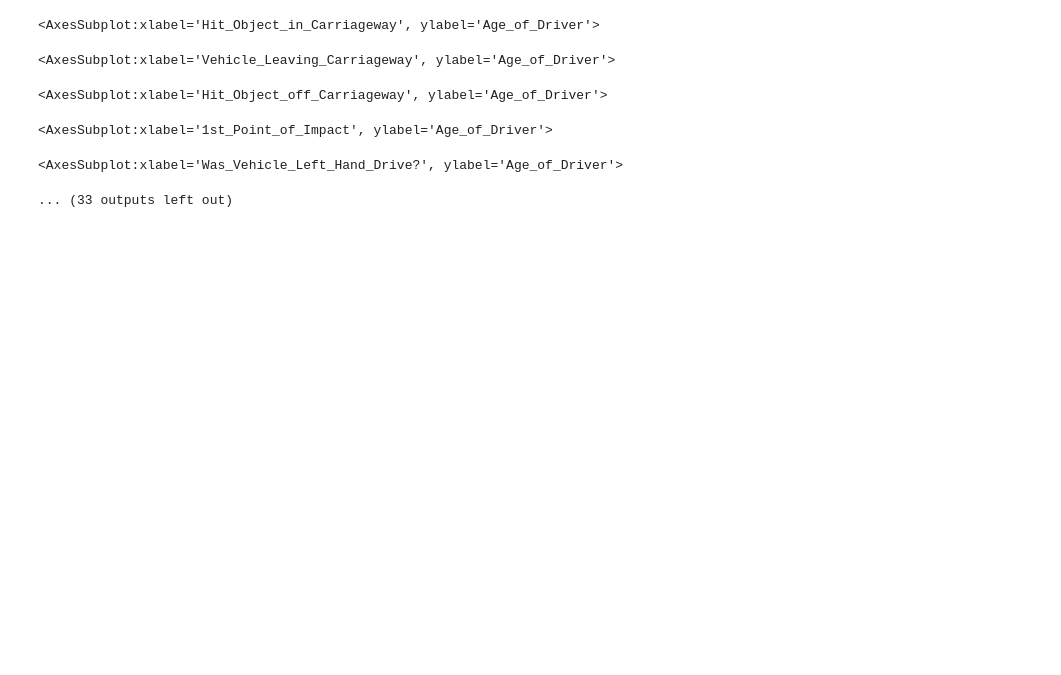
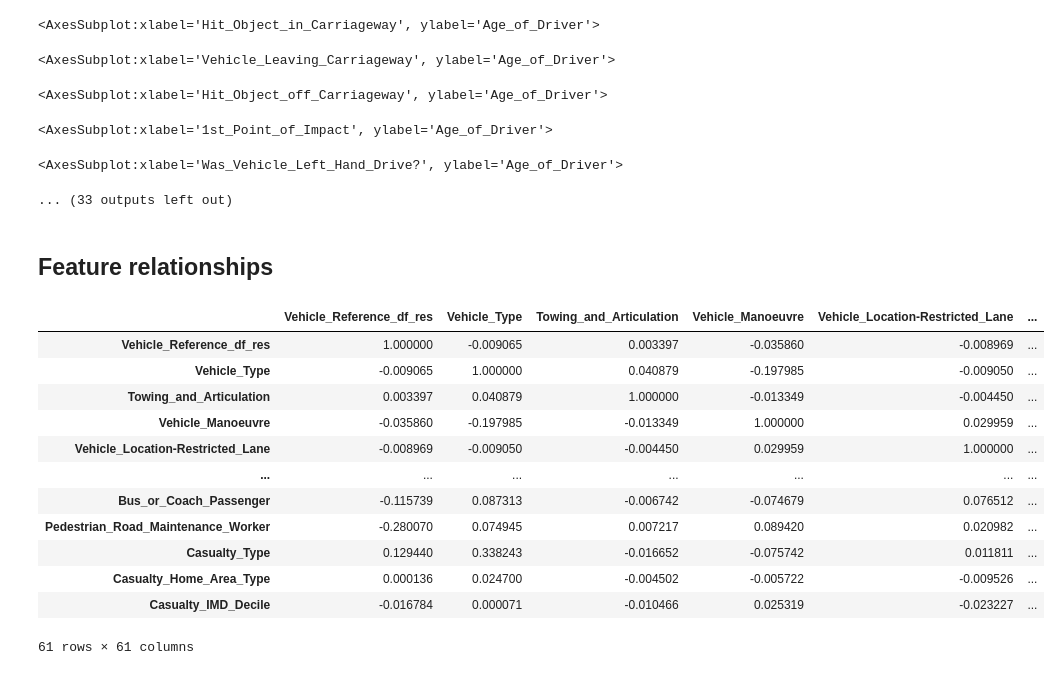
Before and after one commit to procodata/BoilerPlate, a Jupyter notebook: eda.ipynb, the cells around one changed output. Saved outputs shown, nothing was run; the diff lists cells and outputs as text; code cells hidden in the pictures; blank space fills up the shorter version.

```diff
--- a/eda.ipynb
+++ b/eda.ipynb
@@ -270,0 +322,20 @@ fig.tight_layout()
+# %% [markdown]
+## Feature relationships
+# %%
+# Computes feature correlation
+df_corr = df_X.corr(method="pearson")
+df_corr
+# %% [output]
+|  | Vehicle_Reference_df_res | Vehicle_Type | Towing_and_Articulation | Vehicle_Manoeuvre | Vehicle_Location-Restricted_Lane | ... |
+| Vehicle_Reference_df_res | 1.000000 | -0.009065 | 0.003397 | -0.035860 | -0.008969 | ... |
+| Vehicle_Type | -0.009065 | 1.000000 | 0.040879 | -0.197985 | -0.009050 | ... |
+| Towing_and_Articulation | 0.003397 | 0.040879 | 1.000000 | -0.013349 | -0.004450 | ... |
+| Vehicle_Manoeuvre | -0.035860 | -0.197985 | -0.013349 | 1.000000 | 0.029959 | ... |
+| Vehicle_Location-Restricted_Lane | -0.008969 | -0.009050 | -0.004450 | 0.029959 | 1.000000 | ... |
+| ... | ... | ... | ... | ... | ... | ... |
+| Bus_or_Coach_Passenger | -0.115739 | 0.087313 | -0.006742 | -0.074679 | 0.076512 | ... |
+| Pedestrian_Road_Maintenance_Worker | -0.280070 | 0.074945 | 0.007217 | 0.089420 | 0.020982 | ... |
+| Casualty_Type | 0.129440 | 0.338243 | -0.016652 | -0.075742 | 0.011811 | ... |
+| Casualty_Home_Area_Type | 0.000136 | 0.024700 | -0.004502 | -0.005722 | -0.009526 | ... |
+| Casualty_IMD_Decile | -0.016784 | 0.000071 | -0.010466 | 0.025319 | -0.023227 | ... |
+61 rows × 61 columns
```
Also changed, not shown: parts of 11 cells of this notebook, 2 other files.
